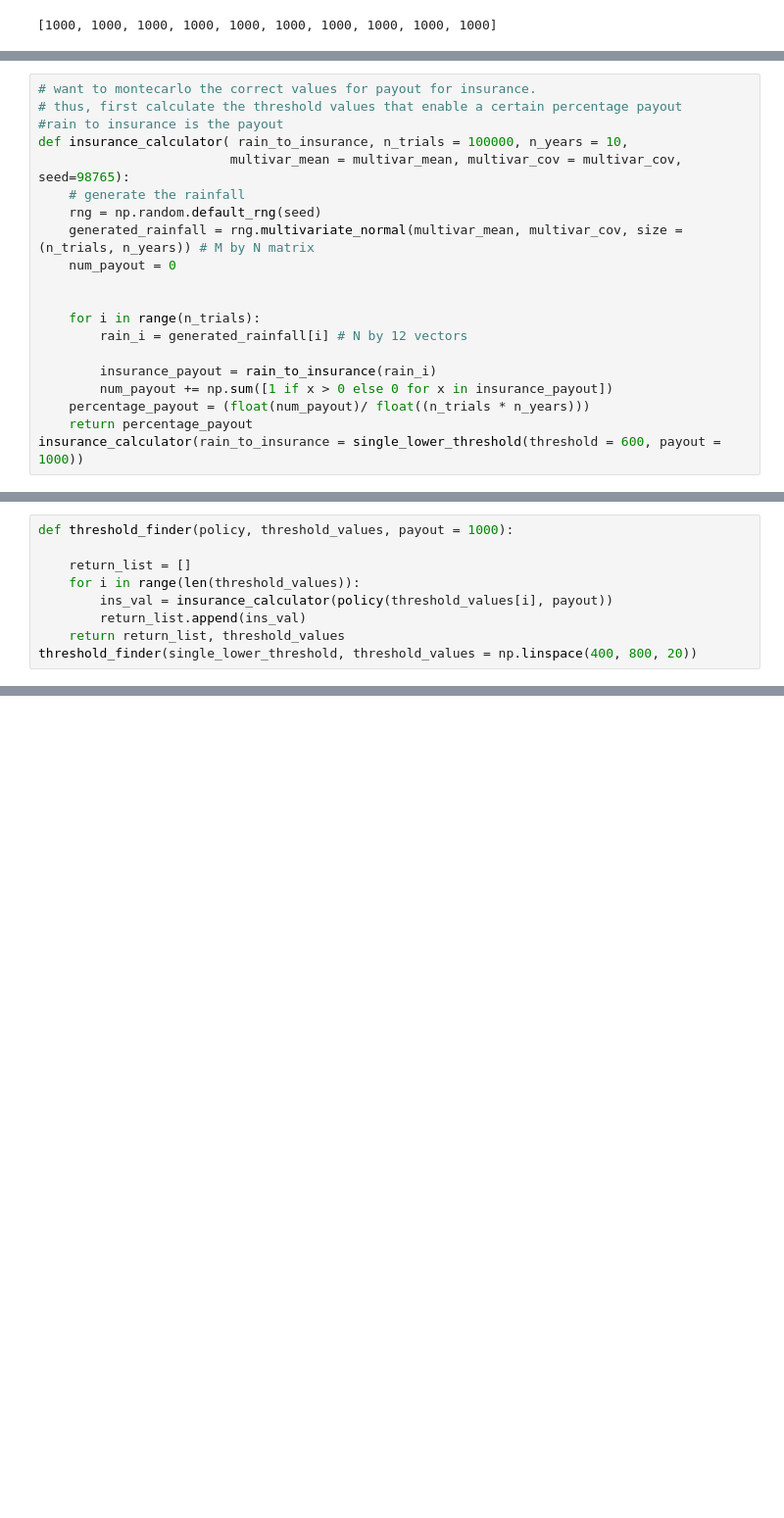
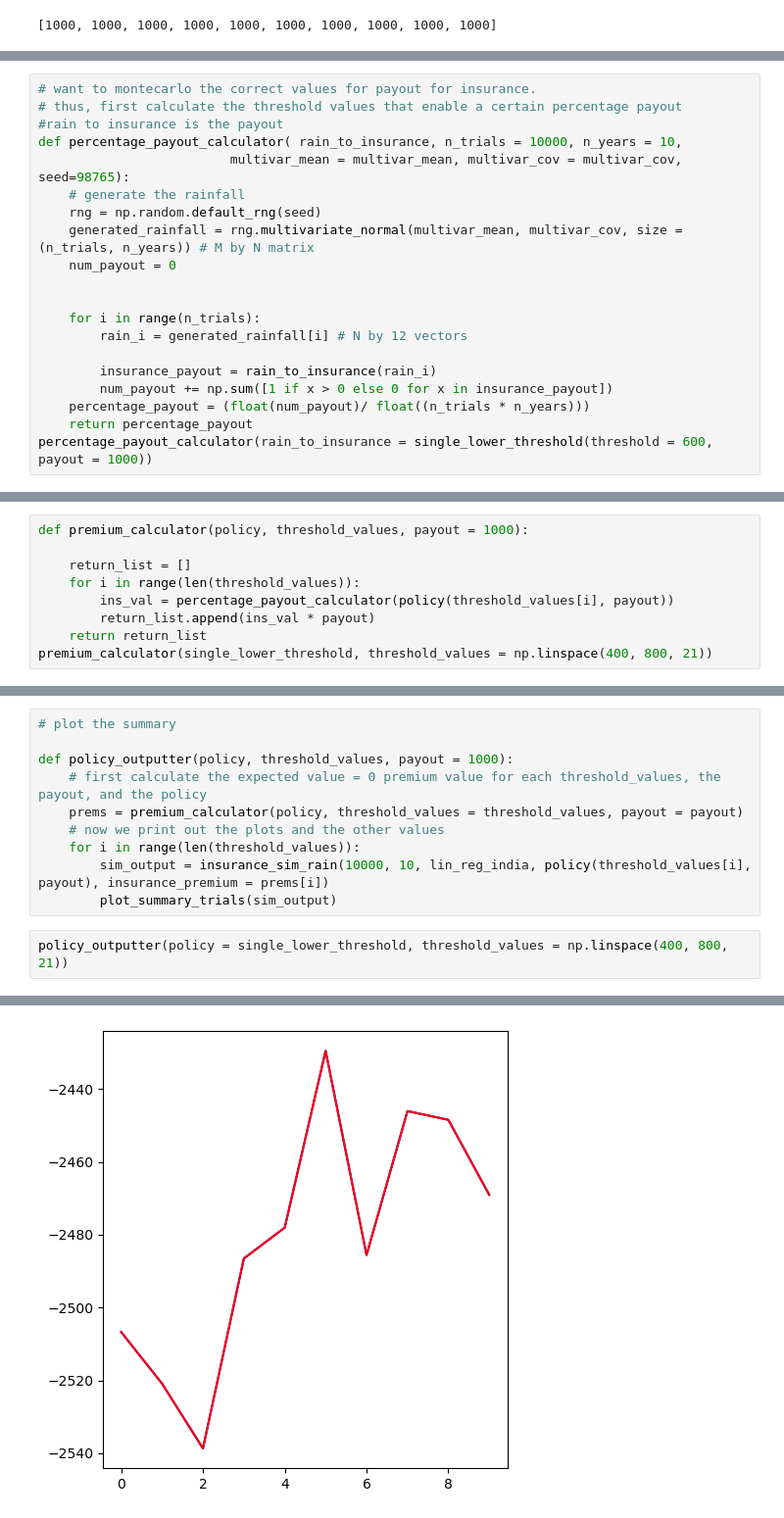
Before and after one commit to ken-neth-wang/crop-insurance, a Jupyter notebook: notebooks/insurance_simulator.ipynb, the cells around one changed output, grey strips where cells are left out. Shown at 98% size. Cells and saved outputs as stored; diff of their text form; blank space fills up the shorter version.

```diff
--- a/notebooks/insurance_simulator.ipynb
+++ b/notebooks/insurance_simulator.ipynb
@@ -744,7 +744,7 @@ plot_summary_trials(single_lower_threshold_output2)
 # want to montecarlo the correct values for payout for insurance.
 # thus, first calculate the threshold values that enable a certain percentage payout
 #rain to insurance is the payout
-def insurance_calculator( rain_to_insurance, n_trials = 100000, n_years = 10,
+def percentage_payout_calculator( rain_to_insurance, n_trials = 10000, n_years = 10,
                          multivar_mean = multivar_mean, multivar_cov = multivar_cov, seed=98765):
     # generate the rainfall
     rng = np.random.default_rng(seed)
@@ -759,5 +759,5 @@ def insurance_calculator( rain_to_insurance, n_trials = 100000, n_years = 10,
         num_payout += np.sum([1 if x > 0 else 0 for x in insurance_payout])
     percentage_payout = (float(num_payout)/ float((n_trials * n_years)))
     return percentage_payout
-insurance_calculator(rain_to_insurance = single_lower_threshold(threshold = 600, payout = 1000))
+percentage_payout_calculator(rain_to_insurance = single_lower_threshold(threshold = 600, payout = 1000))
 # %% [output]
@@ -765,9 +765,9 @@ insurance_calculator(rain_to_insurance = single_lower_threshold(threshold = 600,
 # %%
-def threshold_finder(policy, threshold_values, payout = 1000):
+def premium_calculator(policy, threshold_values, payout = 1000):
 
     return_list = []
     for i in range(len(threshold_values)):
-        ins_val = insurance_calculator(policy(threshold_values[i], payout))
-        return_list.append(ins_val)
-    return return_list, threshold_values
-threshold_finder(single_lower_threshold, threshold_values = np.linspace(400, 800, 20))
+        ins_val = percentage_payout_calculator(policy(threshold_values[i], payout))
+        return_list.append(ins_val * payout)
+    return return_list
+premium_calculator(single_lower_threshold, threshold_values = np.linspace(400, 800, 21))
@@ -773,0 +792,13 @@ threshold_finder(single_lower_threshold, threshold_values = np.linspace(400, 800
+# %%
+# plot the summary
+
+def policy_outputter(policy, threshold_values, payout = 1000):
+    # first calculate the expected value = 0 premium value for each threshold_values, the payout, and the policy
+    prems = premium_calculator(policy, threshold_values = threshold_values, payout = payout)
+    # now we print out the plots and the other values
+    for i in range(len(threshold_values)):
+        sim_output = insurance_sim_rain(10000, 10, lin_reg_india, policy(threshold_values[i], payout), insurance_premium = prems[i])
+        plot_summary_trials(sim_output)
+# %%
+policy_outputter(policy = single_lower_threshold, threshold_values = np.linspace(400, 800, 21))
+# %% [output]
@@ -773,0 +824 @@ threshold_finder(single_lower_threshold, threshold_values = np.linspace(400, 800
+[figure, added]
```
Also changed, not shown: parts of 3 cells of this notebook.
